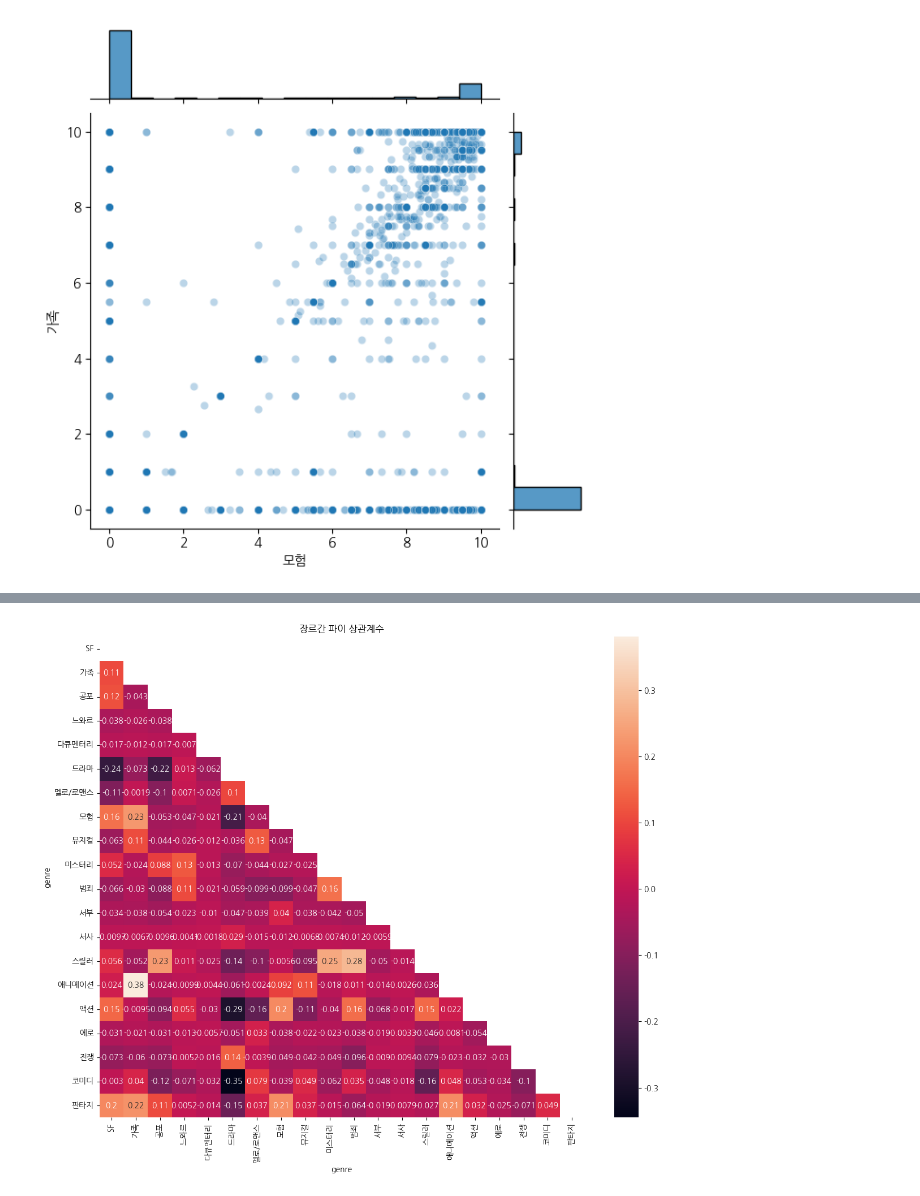
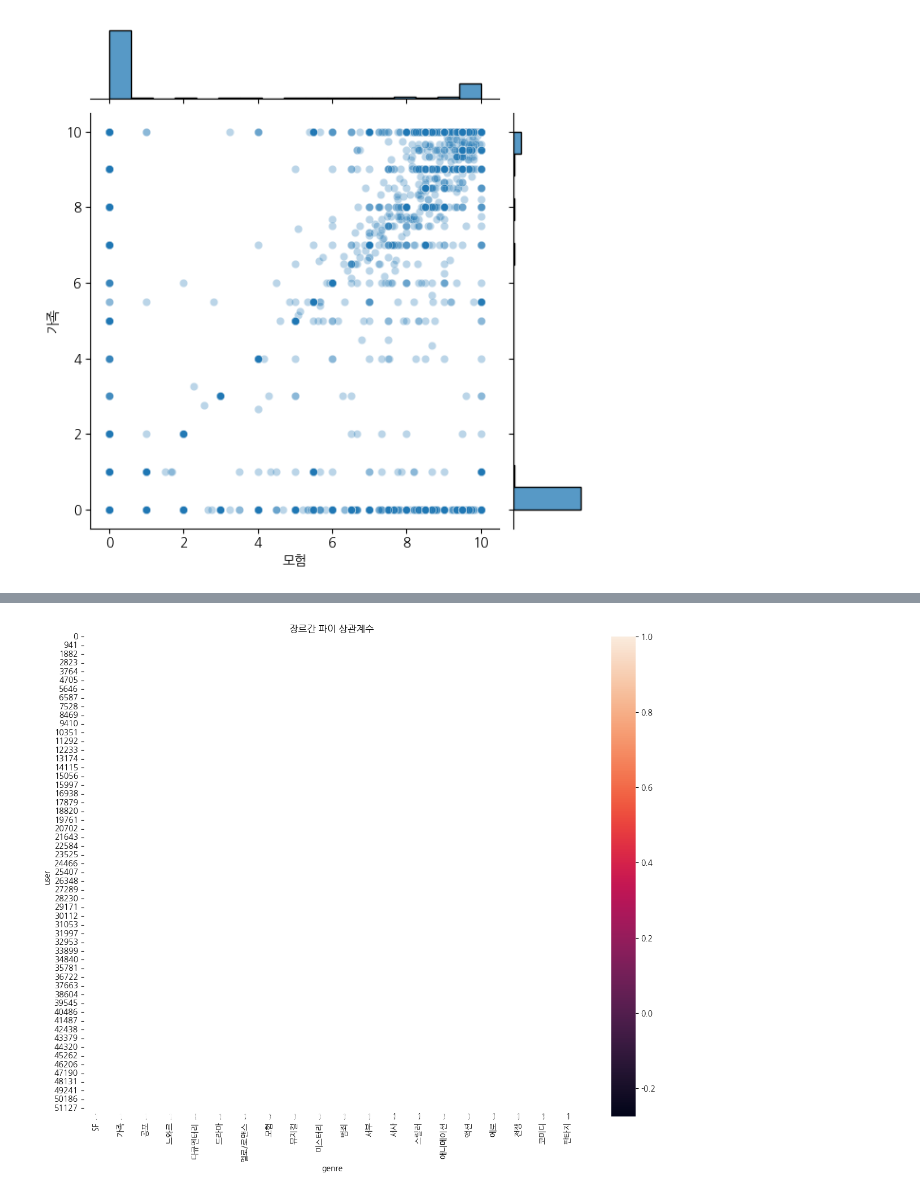
Before and after one commit to YeonSeong-Lee/codessey, a Jupyter notebook: prob02/pron0206.ipynb, the cells around one changed output, grey strips where cells are left out. Drawn from its saved outputs; the diff is of its cells as text; code cells hidden in the pictures.

Commit message:
Update execution counts and enhance genre analysis in prob0206.ipynb, including new statistical metrics for genre ratings and improved data visualization.

```diff
--- a/prob02/pron0206.ipynb
+++ b/prob02/pron0206.ipynb
@@ -238,3 +232,18 @@ sns.jointplot(x=user_genre_matrix['모험'], y=user_genre_matrix['가족'], kind
 plt.show()
 # %% [output]
 [figure]
+# %%
+# 장르 데이터를 이진 행렬로 변환
+df = rates.merge(genres, on='movie').groupby(['user', 'genre'])['rate'].mean().reset_index()
+df.head()
+
+# 사용자-장르 평균 평점 매트릭스 생성
+genre_matrix = df.pivot_table(
+    index='user',
+    columns='genre',
+    values='rate',
+    aggfunc='count',
+    fill_value=0
+)
+
+genre_matrix
@@ -241,42 +265,33 @@ plt.show()
 # %%
-# 장르 데이터를 이진 행렬로 변환
-genre_matrix = pd.pivot_table(genres,
-                            index='movie',
-                            columns='genre',
-                            aggfunc=lambda x: 1,
-                            fill_value=0)
-
 # 파이 상관계수 계산을 위한 함수
 def phi_coefficient(x, y):
     n11 = ((x == 1) & (y == 1)).sum()  # 둘 다 1
     n00 = ((x == 0) & (y == 0)).sum()  # 둘 다 0
     n10 = ((x == 1) & (y == 0)).sum()  # x=1, y=0
     n01 = ((x == 0) & (y == 1)).sum()  # x=0, y=1
 
     # 파이 계수 계산
     denominator = np.sqrt((n11 + n10) * (n11 + n01) * (n00 + n10) * (n00 + n01))
     if denominator == 0:
         return 0
     return (n11 * n00 - n10 * n01) / denominator
 
 # 모든 장르 쌍에 대해 파이 상관계수 계산
-genres_list = genre_matrix.columns
-genres_list
-phi_corr = pd.DataFrame(index=genres_list, columns=genres_list)
+phi_corr = pd.DataFrame(index=genre_matrix.index, columns=genre_matrix.index)
 
-for i in genres_list:
-    for j in genres_list:
+for i in genre_matrix.columns:
+    for j in genre_matrix.columns:
         phi_corr.loc[i,j] = phi_coefficient(genre_matrix[i], genre_matrix[j])
 
 phi_corr
 # 시각화
 plt.figure(figsize=(12, 10))
 mask = np.triu(np.ones_like(phi_corr))
 sns.heatmap(phi_corr.astype(float),
             annot=True,
             mask=mask)
 plt.title('장르간 파이 상관계수')
 plt.tight_layout()
 plt.show()
 # %% [output]
-[figure, old version]
+[figure, new version]
```
Also changed, not shown: parts of 3 cells of this notebook.
